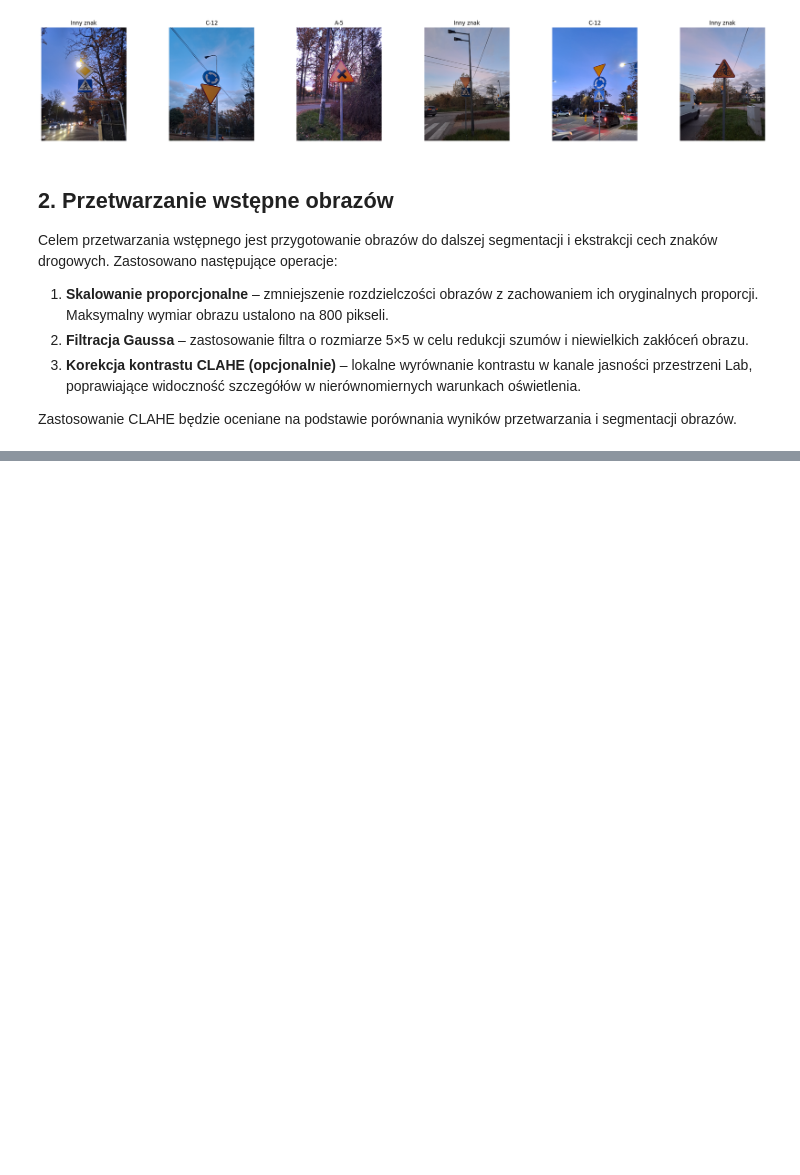
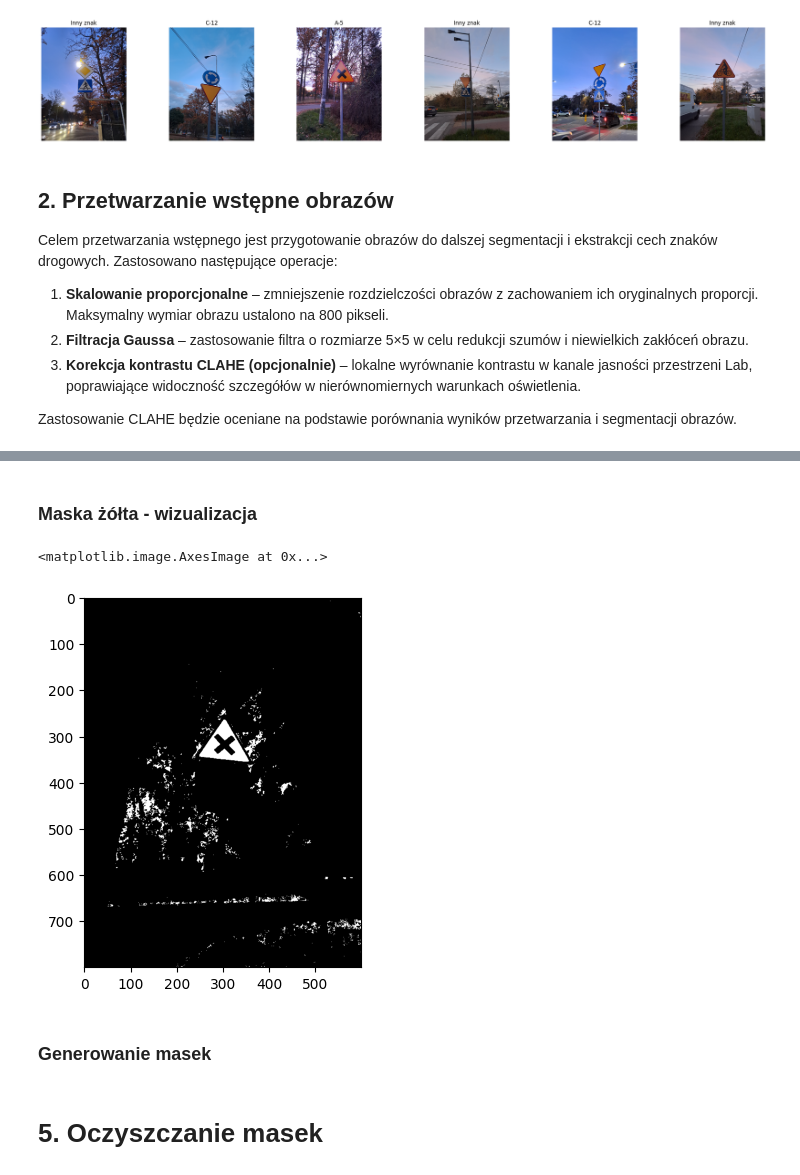
Before and after one commit to DobryCzlowiekDobryKodzik/Traffic-Sign-Recognition, a Jupyter notebook: notebooks/etap_2.ipynb, the cells around one changed output, grey strips where cells are left out. Saved outputs shown, nothing was run; the diff lists cells and outputs as text; code cells hidden in the pictures; blank space fills up the shorter version.

```diff
--- a/notebooks/etap_2.ipynb
+++ b/notebooks/etap_2.ipynb
@@ -184,0 +238,9 @@ for i in przetworzone:
+# %% [markdown]
+### Maska żółta - wizualizacja
+# %%
+plt.imshow(cv2.inRange(hsv[20],dolna_zolta,gorna_zolta),cmap="gray")
+# %% [output]
+<matplotlib.image.AxesImage at 0x...>
+[figure, added]
+# %% [markdown]
+### Generowanie masek
@@ -184,0 +264,2 @@ for i in przetworzone:
+# %% [markdown]
+# 5. Oczyszczanie masek
```
Also changed, not shown: parts of 17 cells of this notebook.
